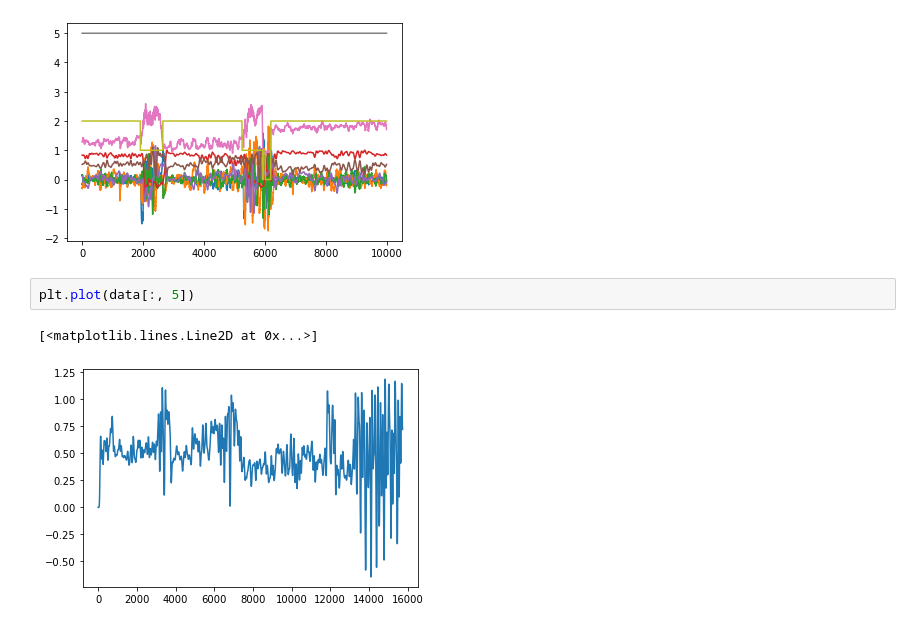
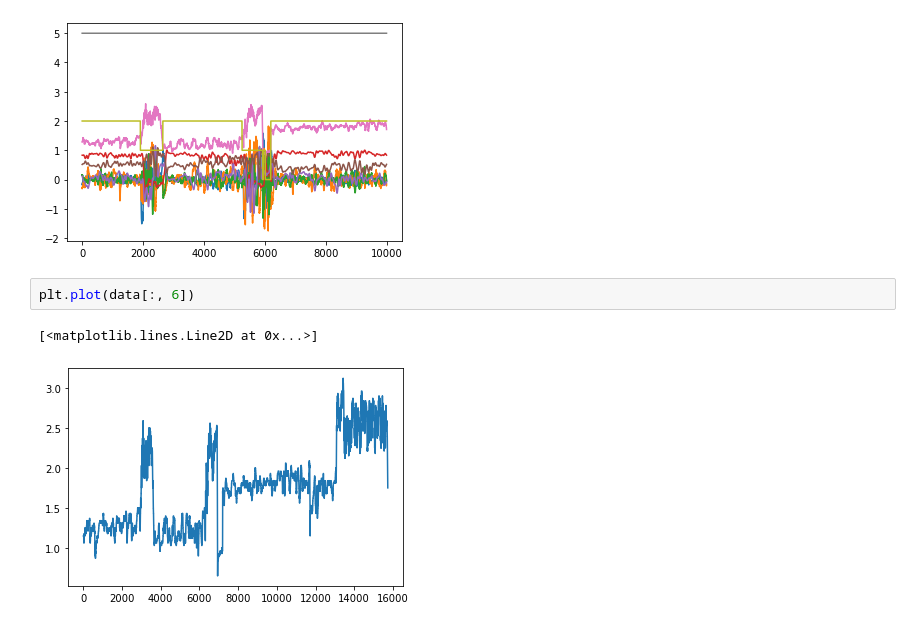
Before and after one commit to earthspecies/BEBE, a Jupyter notebook: data_formatting/format_ladds_seals.ipynb, the cells around one changed output. Saved outputs shown, nothing was run; the diff lists cells and outputs as text.

```diff
--- a/data_formatting/format_ladds_seals.ipynb
+++ b/data_formatting/format_ladds_seals.ipynb
@@ -256,7 +256,7 @@ for i in range(np.shape(data)[1]):
 # %% [output]
 [figure]
 # %%
-plt.plot(data[:, 5])
+plt.plot(data[:, 6])
 # %% [output]
 [<matplotlib.lines.Line2D at 0x...>]
-[figure, old version]
+[figure, new version]
```
Also changed, not shown: parts of 1 cell of this notebook, 4 other files.
